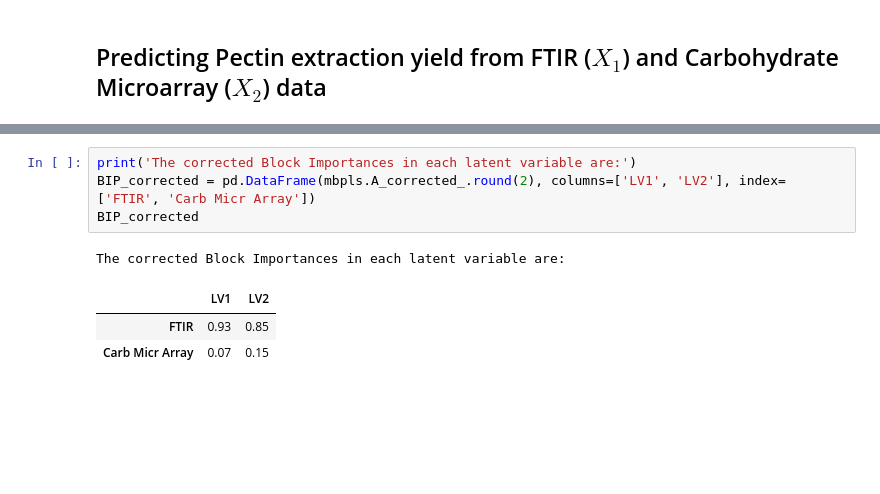
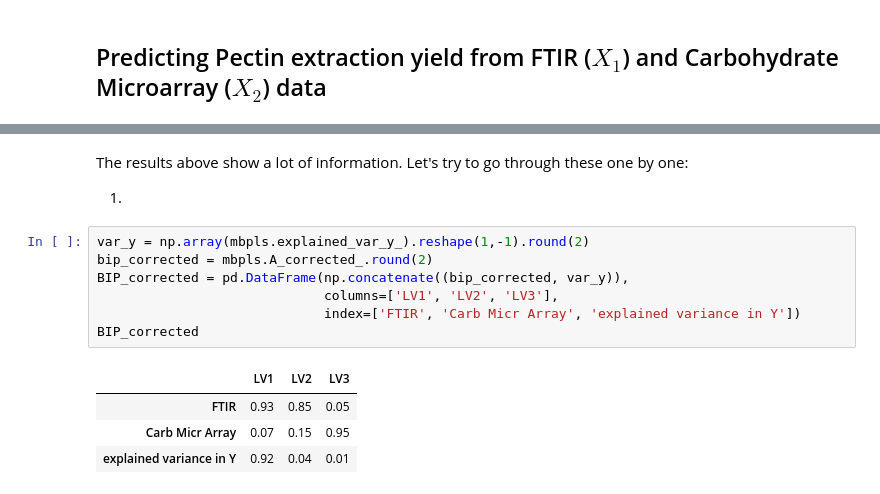
Before and after one commit to DTUComputeStatisticsAndDataAnalysis/MBPLS, a Jupyter notebook: examples/MBPLS_intro/MultiblockPLS_PectinYield.ipynb, the cells around one changed output, grey strips where cells are left out. Saved outputs shown, nothing was run; the diff lists cells and outputs as text; blank space fills up the shorter version.

```diff
--- a/examples/MBPLS_intro/MultiblockPLS_PectinYield.ipynb
+++ b/examples/MBPLS_intro/MultiblockPLS_PectinYield.ipynb
@@ -48,9 +87,16 @@ mbpls.plot(num_components=2)
-# %%
-print('The corrected Block Importances in each latent variable are:')
-BIP_corrected = pd.DataFrame(mbpls.A_corrected_.round(2), columns=['LV1', 'LV2'], index=['FTIR', 'Carb Micr Array'])
-BIP_corrected
-# %% [output]
-The corrected Block Importances in each latent variable are:
-|  | LV1 | LV2 |
-| FTIR | 0.93 | 0.85 |
-| Carb Micr Array | 0.07 | 0.15 |
+# %% [markdown]
+The results above show a lot of information. Let's try to go through these one by one:
+
+1.
+# %%
+var_y = np.array(mbpls.explained_var_y_).reshape(1,-1).round(2)
+bip_corrected = mbpls.A_corrected_.round(2)
+BIP_corrected = pd.DataFrame(np.concatenate((bip_corrected, var_y)),
+                             columns=['LV1', 'LV2', 'LV3'],
+                             index=['FTIR', 'Carb Micr Array', 'explained variance in Y'])
+BIP_corrected
+# %% [output]
+|  | LV1 | LV2 | LV3 |
+| FTIR | 0.93 | 0.85 | 0.05 |
+| Carb Micr Array | 0.07 | 0.15 | 0.95 |
+| explained variance in Y | 0.92 | 0.04 | 0.01 |
```
Also changed, not shown: parts of 12 cells of this notebook, 1 other file.
